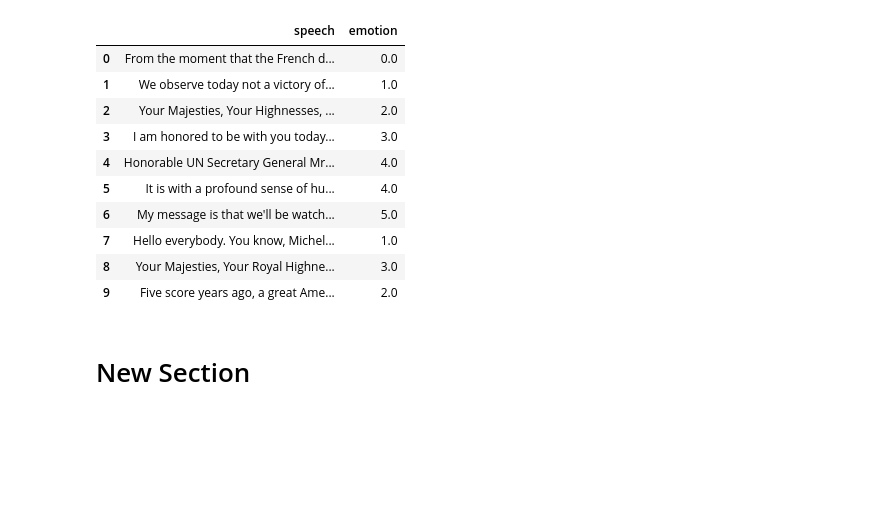
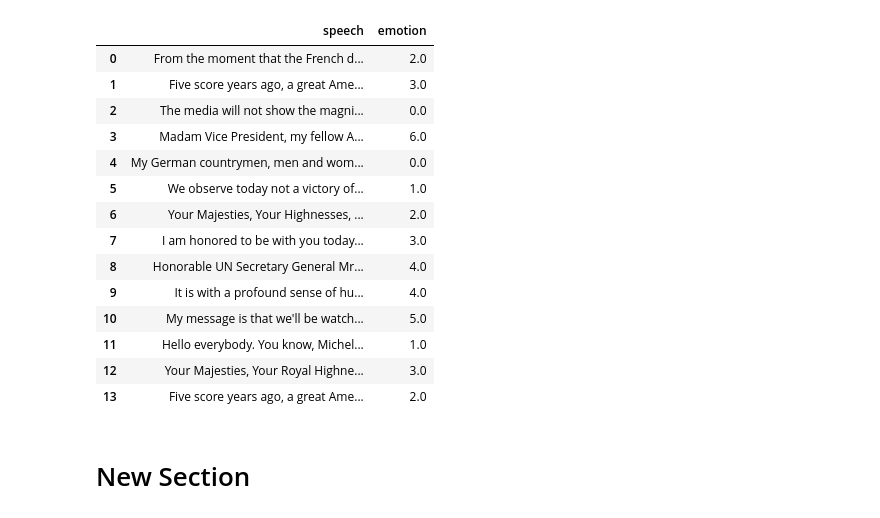
Before and after one commit to arjunk00/btp, a Jupyter notebook: trained models/pretrained_albert_evaluated.ipynb, the cells around one changed output. Cells and saved outputs as stored; diff of their text form; code cells hidden in the pictures; blank space fills up the shorter version.

```diff
--- a/trained models/pretrained_albert_evaluated.ipynb
+++ b/trained models/pretrained_albert_evaluated.ipynb
@@ -35,20 +39,24 @@ df
 # %%
-dict={'anger':0.0, 'joy':1.0, 'trust':2.0, 'anticipation':3.0, 'sadness':4.0, 'fear':5.0}
+dict={'anger':0.0, 'joy':1.0, 'trust':2.0, 'anticipation':3.0, 'sadness':4.0, 'fear':5.0, 'disgust':6.0}
 df=df.replace(dict)
 df['emotion'] = df['emotion'].apply(pd.to_numeric)
 df
 # %% [output]
 |  | speech | emotion |
-| 0 | From the moment that the French d... | 0.0 |
-| 1 | We observe today not a victory of... | 1.0 |
-| 2 | Your Majesties, Your Highnesses, ... | 2.0 |
-| 3 | I am honored to be with you today... | 3.0 |
-| 4 | Honorable UN Secretary General Mr... | 4.0 |
-| 5 | It is with a profound sense of hu... | 4.0 |
-| 6 | My message is that we'll be watch... | 5.0 |
-| 7 | Hello everybody. You know, Michel... | 1.0 |
-| 8 | Your Majesties, Your Royal Highne... | 3.0 |
-| 9 | Five score years ago, a great Ame... | 2.0 |
+| 0 | From the moment that the French d... | 2.0 |
+| 1 | Five score years ago, a great Ame... | 3.0 |
+| 2 | The media will not show the magni... | 0.0 |
+| 3 | Madam Vice President, my fellow A... | 6.0 |
+| 4 | My German countrymen, men and wom... | 0.0 |
+| 5 | We observe today not a victory of... | 1.0 |
+| 6 | Your Majesties, Your Highnesses, ... | 2.0 |
+| 7 | I am honored to be with you today... | 3.0 |
+| 8 | Honorable UN Secretary General Mr... | 4.0 |
+| 9 | It is with a profound sense of hu... | 4.0 |
+| 10 | My message is that we'll be watch... | 5.0 |
+| 11 | Hello everybody. You know, Michel... | 1.0 |
+| 12 | Your Majesties, Your Royal Highne... | 3.0 |
+| 13 | Five score years ago, a great Ame... | 2.0 |
 # %% [markdown]
 # New Section
 # %%
```
Also changed, not shown: parts of 21 cells of this notebook, 2 other files.
